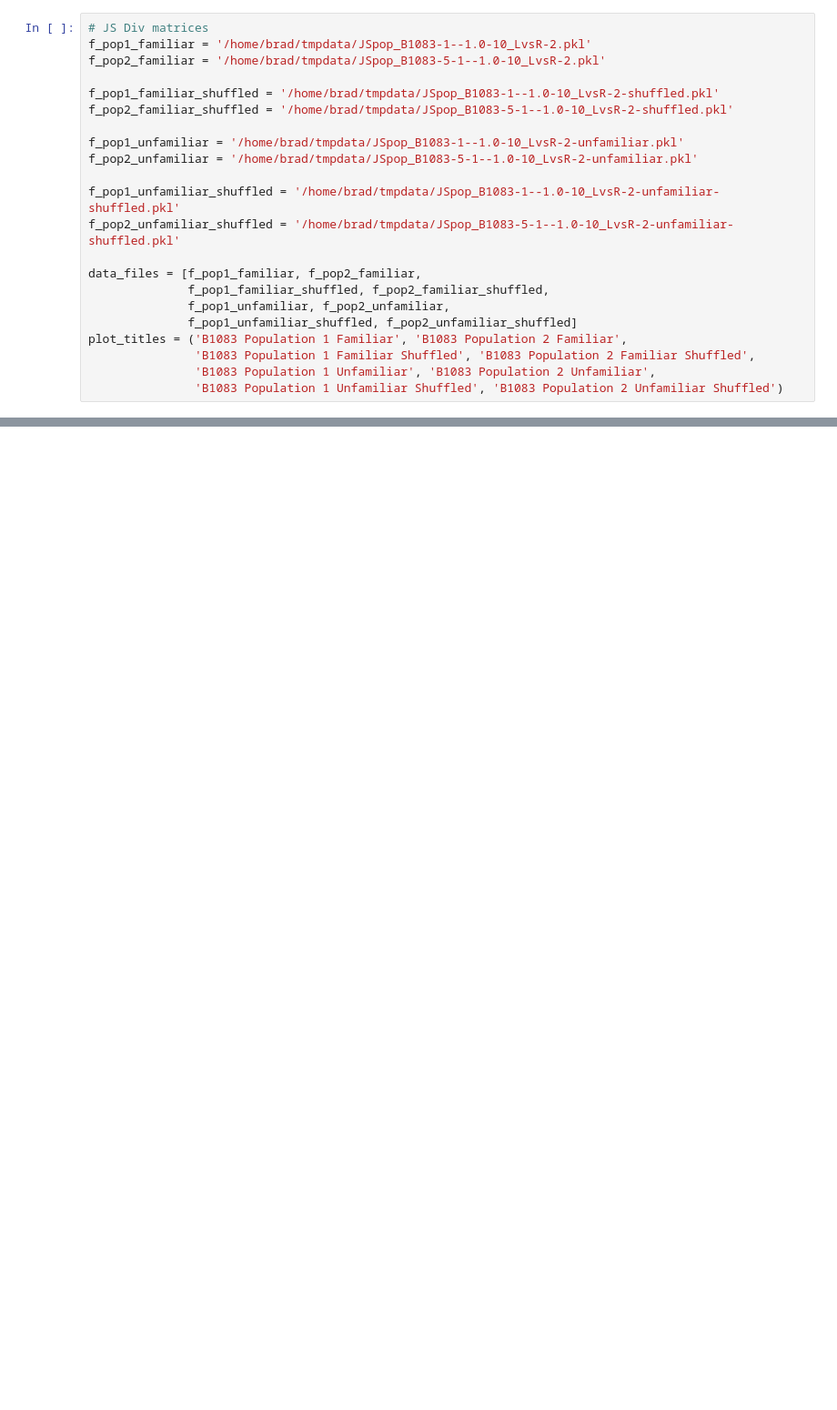
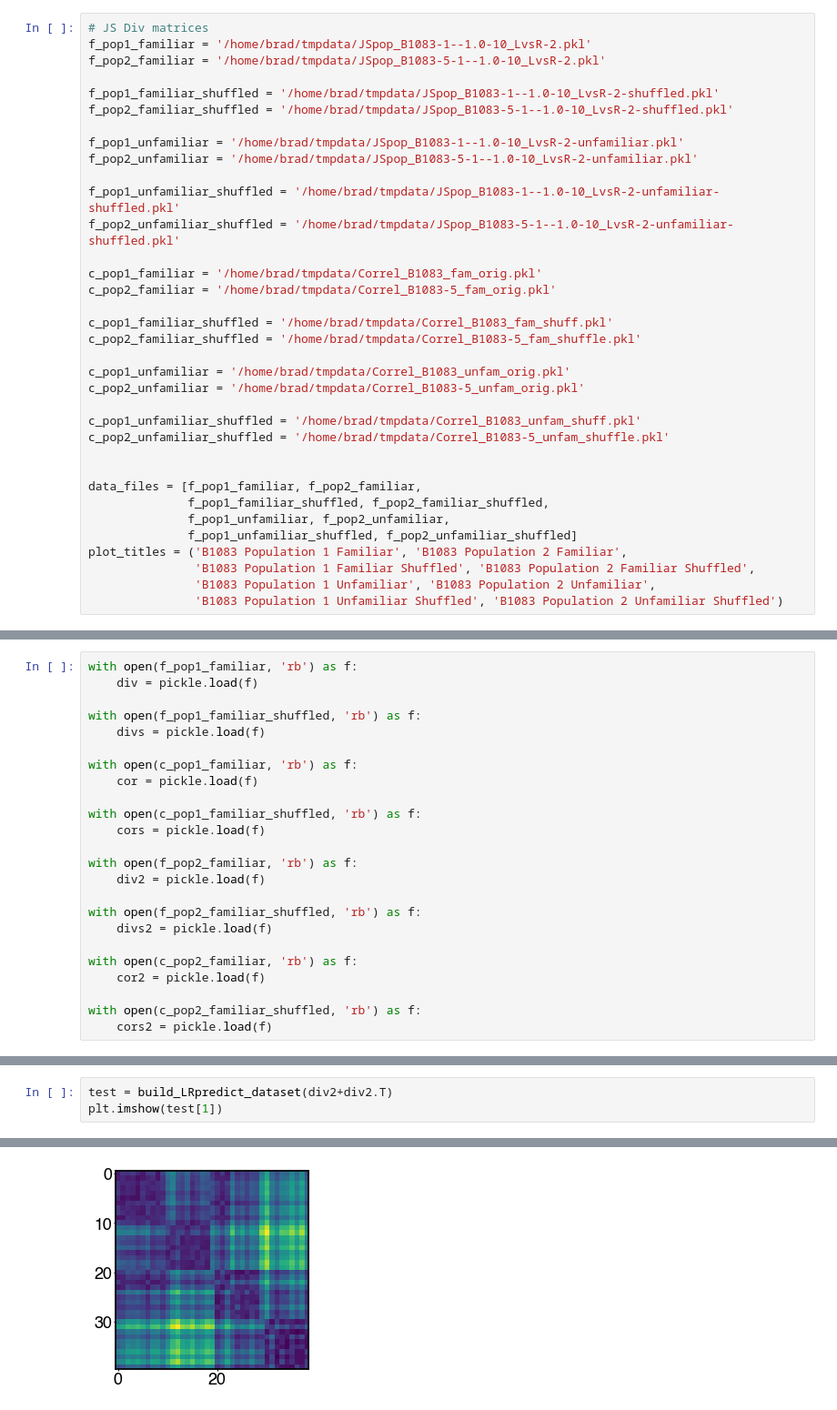
Before and after one commit to theilmbh/NeuralTDA, a Jupyter notebook: notebooks/pub/JSDiv_Statistics.ipynb, the cells around one changed output, grey strips where cells are left out. Shown at 91% size. Saved outputs shown, nothing was run; the diff lists cells and outputs as text; blank space fills up the shorter version.

```diff
--- a/notebooks/pub/JSDiv_Statistics.ipynb
+++ b/notebooks/pub/JSDiv_Statistics.ipynb
@@ -27,6 +28,19 @@ f_pop2_unfamiliar = '/home/brad/tmpdata/JSpop_B1083-5-1--1.0-10_LvsR-2-unfamilia
 f_pop1_unfamiliar_shuffled = '/home/brad/tmpdata/JSpop_B1083-1--1.0-10_LvsR-2-unfamiliar-shuffled.pkl'
 f_pop2_unfamiliar_shuffled = '/home/brad/tmpdata/JSpop_B1083-5-1--1.0-10_LvsR-2-unfamiliar-shuffled.pkl'
 
+c_pop1_familiar = '/home/brad/tmpdata/Correl_B1083_fam_orig.pkl'
+c_pop2_familiar = '/home/brad/tmpdata/Correl_B1083-5_fam_orig.pkl'
+
+c_pop1_familiar_shuffled = '/home/brad/tmpdata/Correl_B1083_fam_shuff.pkl'
+c_pop2_familiar_shuffled = '/home/brad/tmpdata/Correl_B1083-5_fam_shuffle.pkl'
+
+c_pop1_unfamiliar = '/home/brad/tmpdata/Correl_B1083_unfam_orig.pkl'
+c_pop2_unfamiliar = '/home/brad/tmpdata/Correl_B1083-5_unfam_orig.pkl'
+
+c_pop1_unfamiliar_shuffled = '/home/brad/tmpdata/Correl_B1083_unfam_shuff.pkl'
+c_pop2_unfamiliar_shuffled = '/home/brad/tmpdata/Correl_B1083-5_unfam_shuffle.pkl'
+
+
 data_files = [f_pop1_familiar, f_pop2_familiar,
               f_pop1_familiar_shuffled, f_pop2_familiar_shuffled,
               f_pop1_unfamiliar, f_pop2_unfamiliar,
@@ -86,0 +183,24 @@ sns.barplot(x='cond', y='JS', data=dataset)
+# %%
+with open(f_pop1_familiar, 'rb') as f:
+    div = pickle.load(f)
+
+with open(f_pop1_familiar_shuffled, 'rb') as f:
+    divs = pickle.load(f)
+
+with open(c_pop1_familiar, 'rb') as f:
+    cor = pickle.load(f)
+
+with open(c_pop1_familiar_shuffled, 'rb') as f:
+    cors = pickle.load(f)
+
+with open(f_pop2_familiar, 'rb') as f:
+    div2 = pickle.load(f)
+
+with open(f_pop2_familiar_shuffled, 'rb') as f:
+    divs2 = pickle.load(f)
+
+with open(c_pop2_familiar, 'rb') as f:
+    cor2 = pickle.load(f)
+
+with open(c_pop2_familiar_shuffled, 'rb') as f:
+    cors2 = pickle.load(f)
@@ -86,0 +241,4 @@ sns.barplot(x='cond', y='JS', data=dataset)
+# %%
+test = build_LRpredict_dataset(div2+div2.T)
+plt.imshow(test[1])
+# %% [output]
@@ -86,0 +247 @@ sns.barplot(x='cond', y='JS', data=dataset)
+[figure, added]
```
Also changed, not shown: parts of 21 cells of this notebook, 6 other files.
